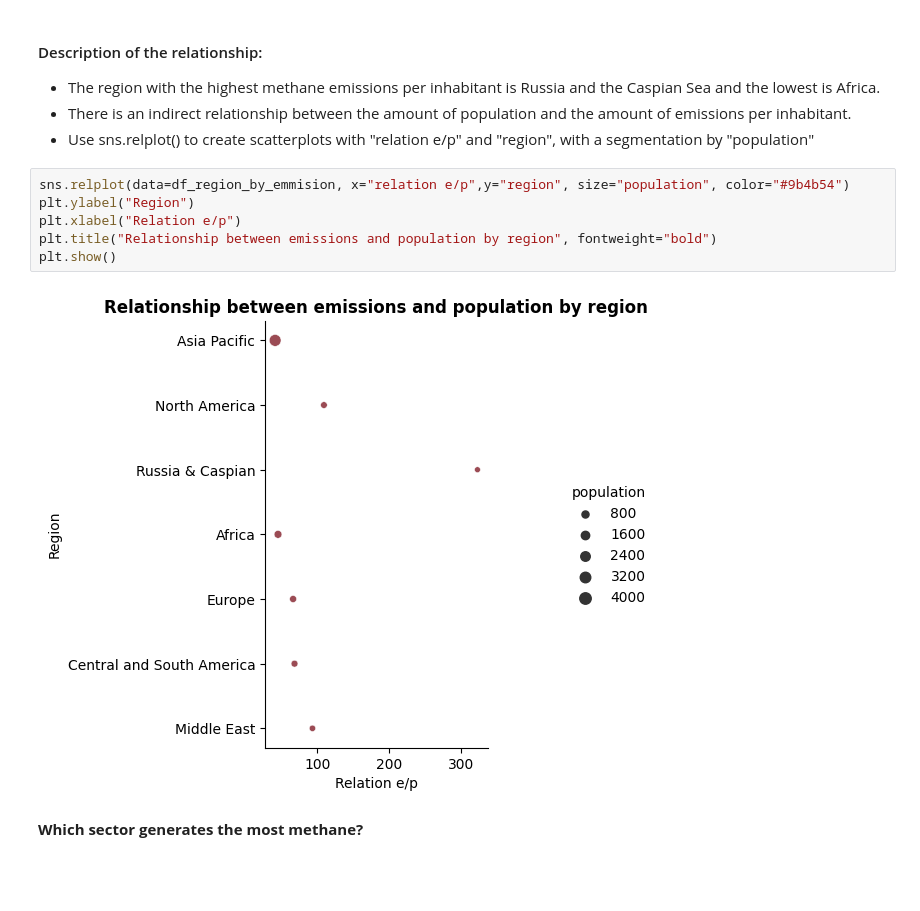
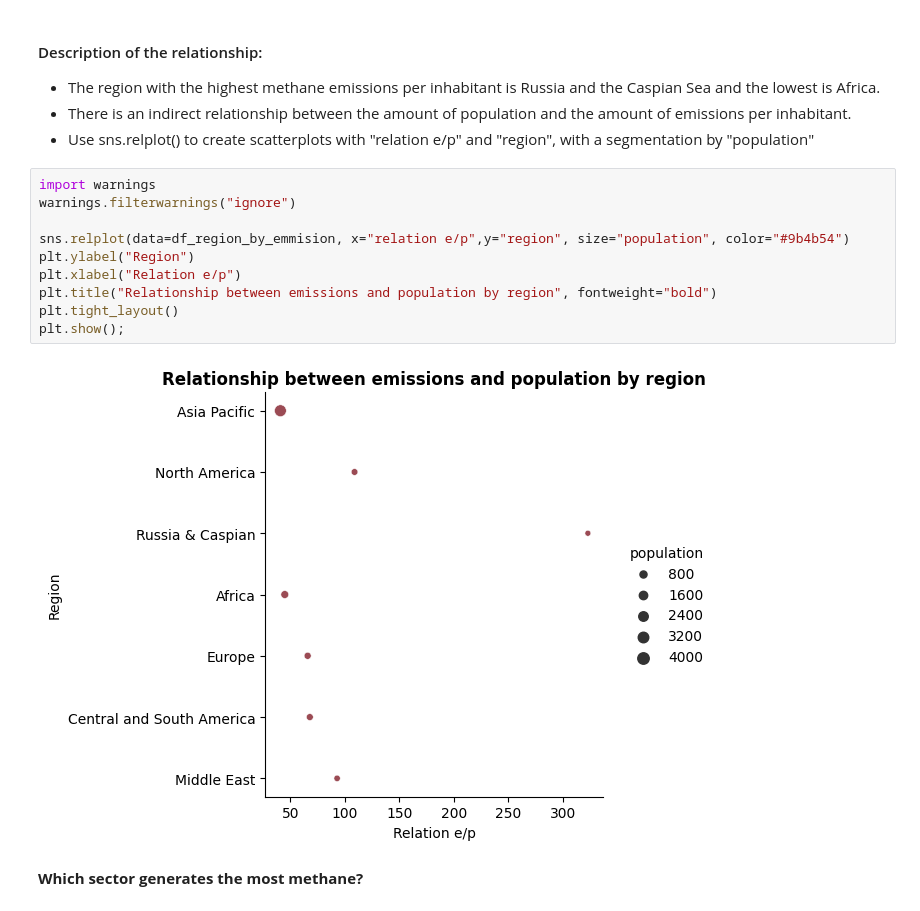
Before and after one commit to William-CCS96/matplotlib_seaborn_libraries_global_methane_emissions, a Jupyter notebook: notebooks/0_0_matplotlib_seaborn-libraries_global_methane_emissions.ipynb, the cells around one changed output. Saved outputs shown, nothing was run; the diff lists cells and outputs as text; blank space fills up the shorter version.

```diff
--- a/notebooks/0_0_matplotlib_seaborn-libraries_global_methane_emissions.ipynb
+++ b/notebooks/0_0_matplotlib_seaborn-libraries_global_methane_emissions.ipynb
@@ -196,13 +196,17 @@ Name: relation e/p, dtype: float64
 *   There is an indirect relationship between the amount of population and the amount of emissions per inhabitant.
 * Use sns.relplot() to create scatterplots with "relation e/p" and "region", with a segmentation by "population"
 # %%
+import warnings
+warnings.filterwarnings("ignore")
+
 sns.relplot(data=df_region_by_emmision, x="relation e/p",y="region", size="population", color="#9b4b54")
 plt.ylabel("Region")
 plt.xlabel("Relation e/p")
 plt.title("Relationship between emissions and population by region", fontweight="bold")
-plt.show()
+plt.tight_layout()
+plt.show();
 # %% [output]
-[figure, old version]
+[figure, new version]
 # %% [markdown]
 **Which sector generates the most methane?**
 # %%
```
